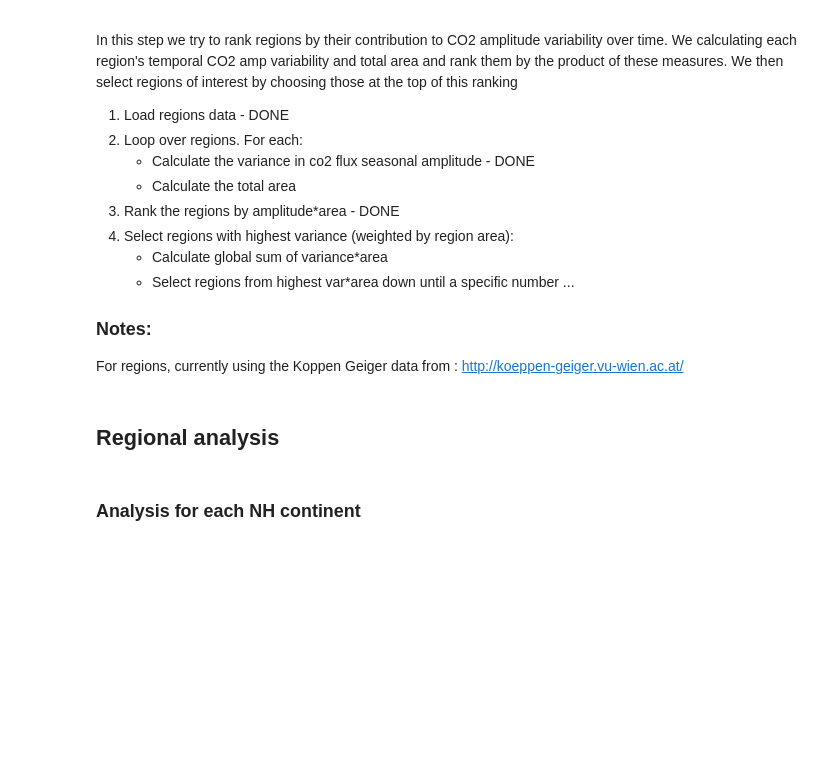
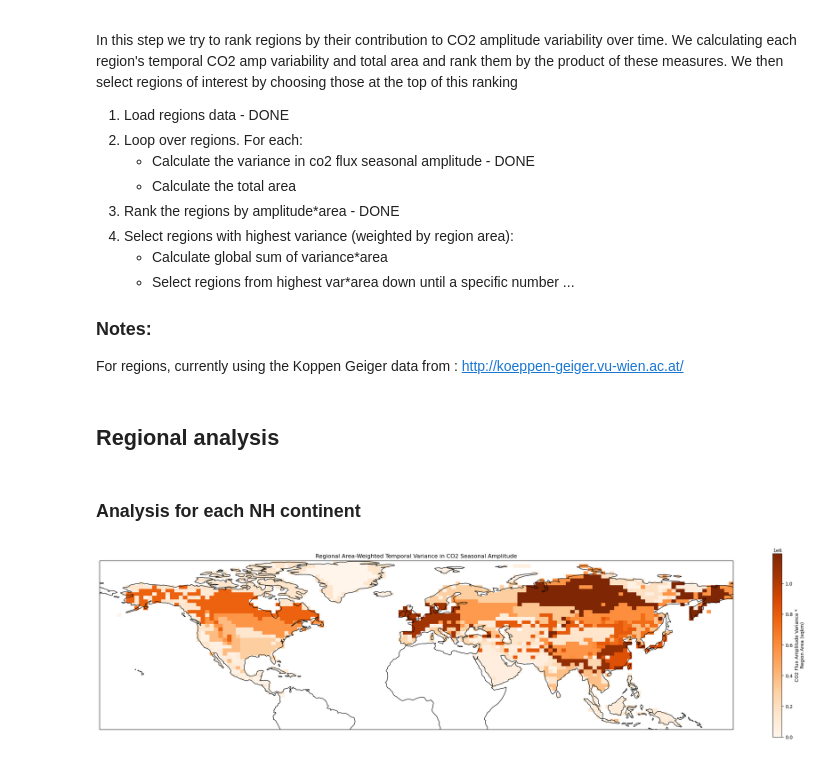
Before and after one commit to femoyano/northern-land-cover, a Jupyter notebook: 4_regional_analysis.ipynb, the cells around one changed output. Cells and saved outputs as stored; diff of their text form; code cells hidden in the pictures; blank space fills up the shorter version.

Commit message:
map of variances

```diff
--- a/4_regional_analysis.ipynb
+++ b/4_regional_analysis.ipynb
@@ -75,7 +75,13 @@ koga_labels = koga_labels[0:-1]
 # Plotting function: map plot of flux trends in the northern hemisphere
 
 def plot_global(rast, cols, ticks, labels, fig_size):
-    cmap = ListedColormap(cols)
+    # cols is either a lost of colors or the name of an inbuilt matplotlib colormap
+
+    if isinstance(cols, str):
+        cmap = mpl.cm.get_cmap(cols)
+    else:
+        cmap = ListedColormap(cols)
+
     norm = mpl.colors.BoundaryNorm(np.append(ticks, ticks[-1]+1), ncolors=cmap.N)
     fig = plt.figure(figsize=fig_size)
     ax = fig.add_subplot(
@@ -119,9 +125,9 @@ conts_dict = dict()
 # Create area grid for co2fluxamp grid cells
 latcos = np.cos(np.deg2rad(co2fluxamp.y))
 latcos.name = "weights"
-area = co2fluxamp[1].squeeze()
+area_co2res = co2fluxamp[1].squeeze()
 # Aproximate grid area at Equator
-area = area.where(area.isnull(), other=(2 * 111) * (2.5 * 111))
+area_co2res = area_co2res.where(area_co2res.isnull(), other=(2 * 111) * (2.5 * 111))
 
 # Reproject koga to co2 resolution
 koga_rp = koga.rio.reproject_match(co2fluxamp)
@@ -137,9 +143,7 @@ def reg_analysis(cont_name):
         maxx=cont_bounds[cont_name][2],
         maxy=cont_bounds[cont_name][3],
         crs="EPSG:4326"
-    )
-
-    koga_sel = koga_sel.squeeze()  # Get rid of the 'band' dimension
+    ).squeeze()  # Get rid of the 'band' dimension
     del koga_sel['band']
 
     # Make copy of DF to store results
@@ -148,14 +152,14 @@ def reg_analysis(cont_name):
     # Create list of region indices
     region_index = np.unique(koga_sel.data[~np.isnan(koga_sel.data)]).astype(int)
 
-    # plot_global(koga_sel, koga_cols, koga_ind[(region_index-1)], koga_labels[(region_index-1)])
-    plot_global(koga_sel, koga_cols[(region_index-1)], koga_ind[(region_index-1)], koga_labels[(region_index-1)], [20,7])
+    # plot_global(koga_sel, koga_cols[(region_index-1)], koga_ind[(region_index-1)], koga_labels[(region_index-1)], [20,7])
+    plot_global(koga_sel, koga_cols[(region_index-1)], region_index, koga_labels[(region_index-1)], [20,7])
 
     # Loop over region indices and calculate statistics of CO2 fluxes
     for i in range(len(region_index)):  # [15]: #
         roi = region_index[i]
         reg_co2amp = co2fluxamp.where(koga_sel == roi)
-        reg_area = area.where(koga_sel == roi).weighted(latcos)
+        reg_area = area_co2res.where(koga_sel == roi).weighted(latcos)
         totarea = reg_area.sum().data
         mean_var = reg_co2amp.var(dim='year').mean().data
         df_results.loc[df_results['regind'] ==
@@ -206,0 +243,23 @@ print('80% of amparea sum = : ', amparea_sum * 0.8, '\n')
+# %%
+# Make a plot of Area Weighted ----
+def plotGradMap(rast, cols):
+    cmap = mpl.cm.get_cmap(cols)
+    fig = plt.figure(figsize=[30,7])
+    ax = fig.add_subplot(
+        111,
+        projection=ccrs.PlateCarree(),
+        facecolor="white"
+    )
+    p = rast.plot(
+        ax=ax,
+        transform=ccrs.PlateCarree(),
+        cmap=cmap,
+        # add_colorbar=False,
+    )
+    ax.coastlines()
+    ax.set_title('Regional Area-Weighted Temporal Variance in CO2 Seasonal Amplitude')
+
+koga_aa.attrs['long_name'] = 'CO2 Flux Amplitude Variance * Region Area (sqkm)'
+plotGradMap(koga_aa, 'Oranges')
+# %% [output]
+[figure, added]
```
Also changed, not shown: parts of 1 cell of this notebook.
